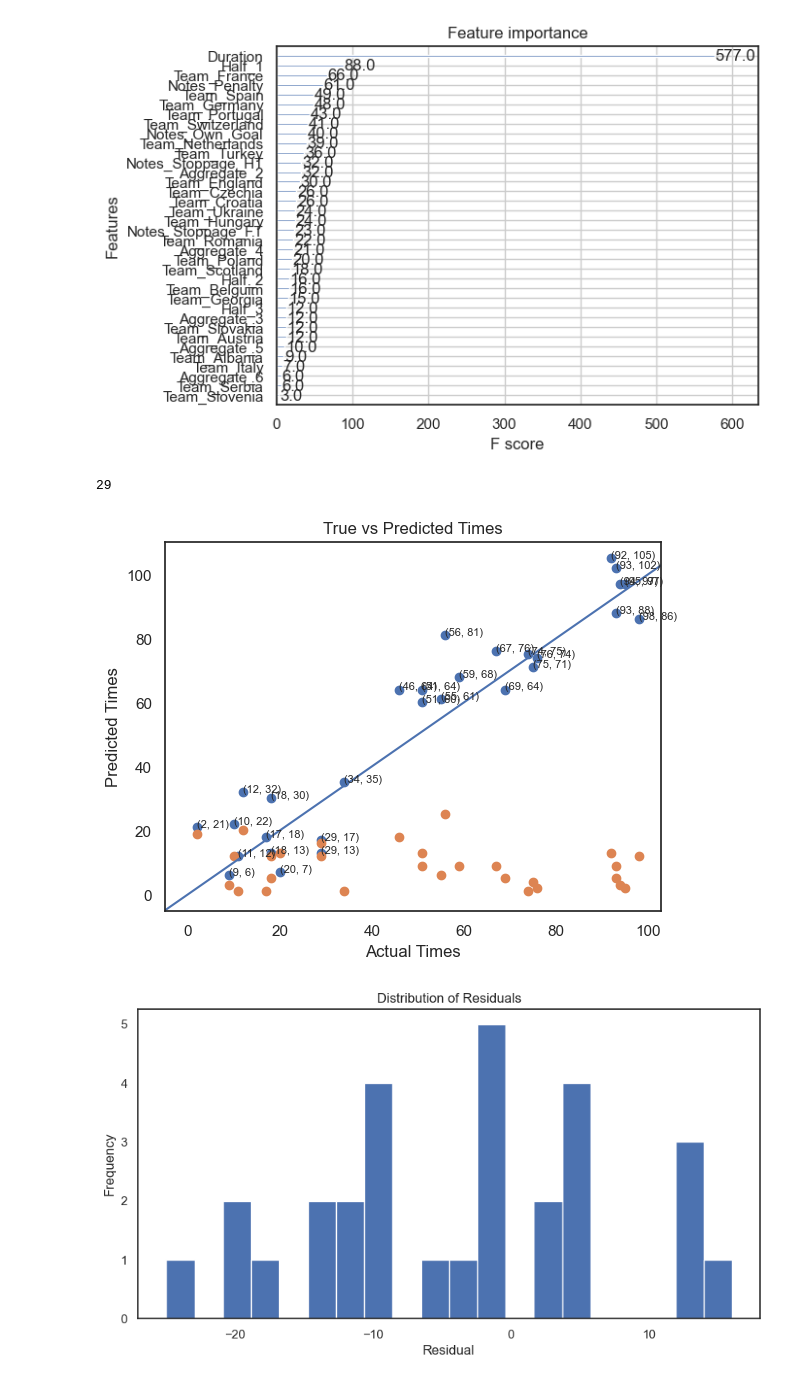
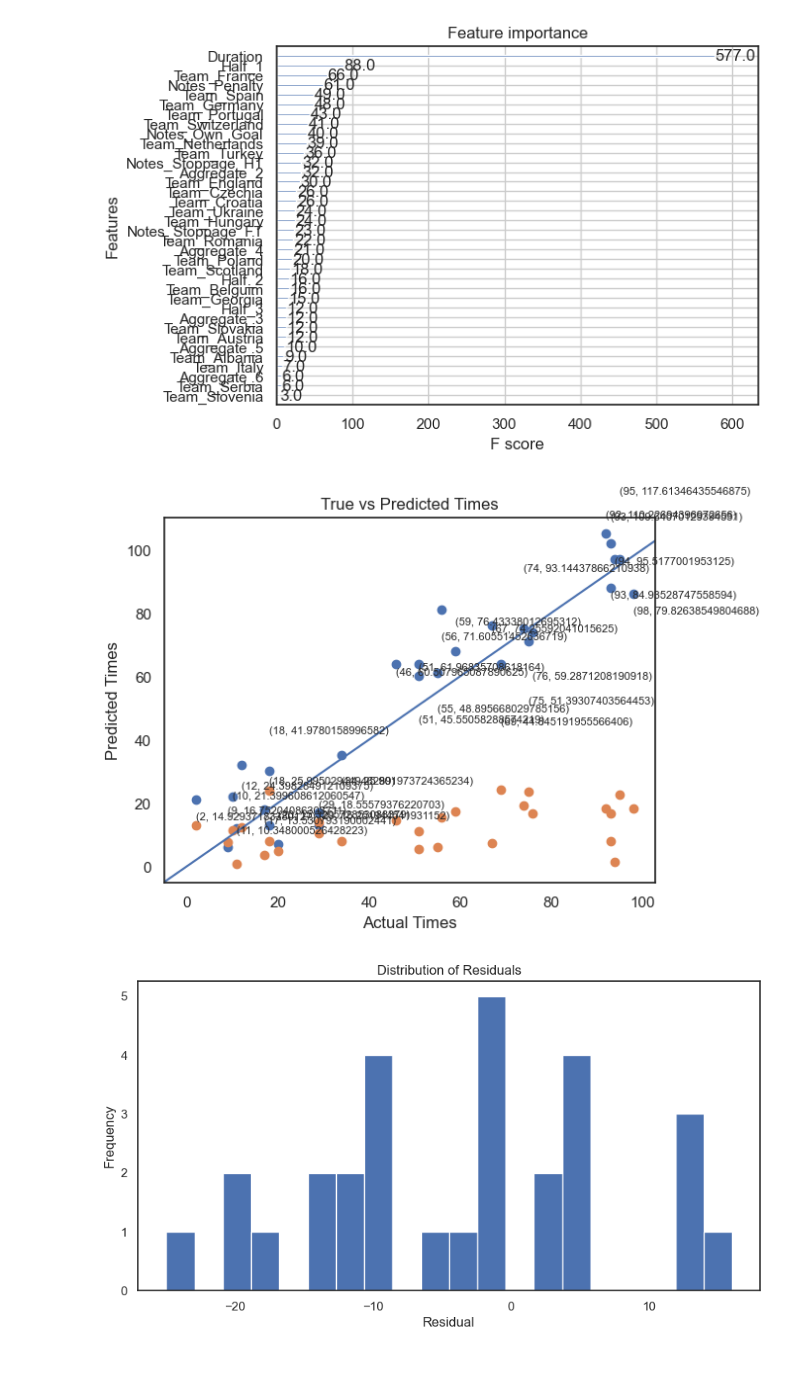
Before and after one commit to abigwind/Example-Work, a Jupyter notebook: Euros/Euros2024.ipynb, the cells around one changed output. Saved outputs shown, nothing was run; the diff lists cells and outputs as text; code cells hidden in the pictures.

```diff
--- a/Euros/Euros2024.ipynb
+++ b/Euros/Euros2024.ipynb
@@ -296,5 +331,5 @@ ValueError: Found input variables with inconsistent numbers of samples: [117, 11
 # %%
-eu = xgb.XGBRegressor()
+eu = XGBRegressor()
 # %%
 eu.fit(X_train,y_train)
 # %% [output]
@@ -358,21 +393,19 @@ xgb.plot_importance(eu)
 plt.show()
 # %% [output]
 [figure]
-# %%
-len(y_test)
-# %% [output]
-29
+# %%
+y_test_series=y_test.squeeze()
 # %%
 plt.scatter(x=y_test, y=predictions)
-plt.scatter(x=y_test, y=abs(y_test-predictions))
+plt.scatter(x=y_test, y=abs(y_test_series-preds))
 plt.xlabel('Actual Times')
 plt.ylabel('Predicted Times')
 plt.title('True vs Predicted Times')
 plt.axline((0, 0), slope=1)
 
-for x,y in zip(y_test, predictions):
+for x,y in zip(y_test_series, preds):
      plt.text(x, y, f"({x}, {y})", fontsize=8)
 plt.show()
 # %% [output]
-[figure, old version]
+[figure, new version]
 # %%
```
Also changed, not shown: parts of 33 cells of this notebook.
